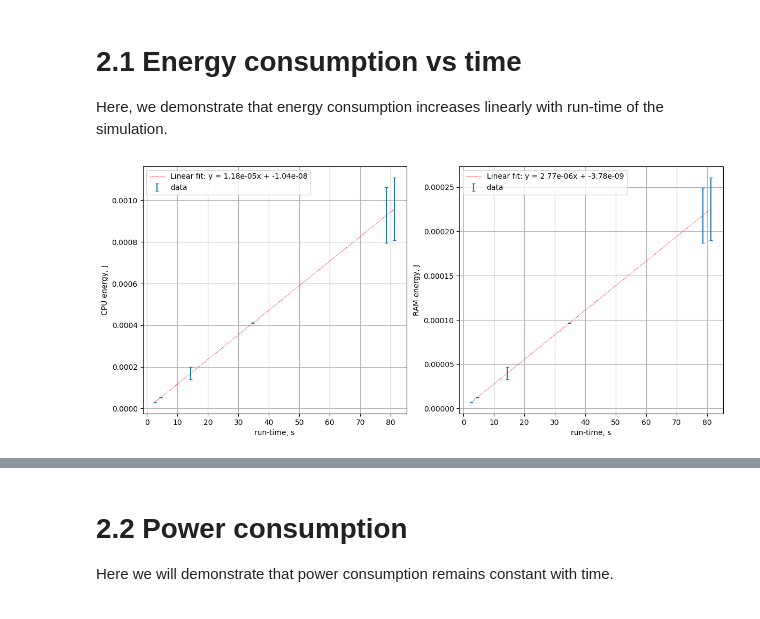
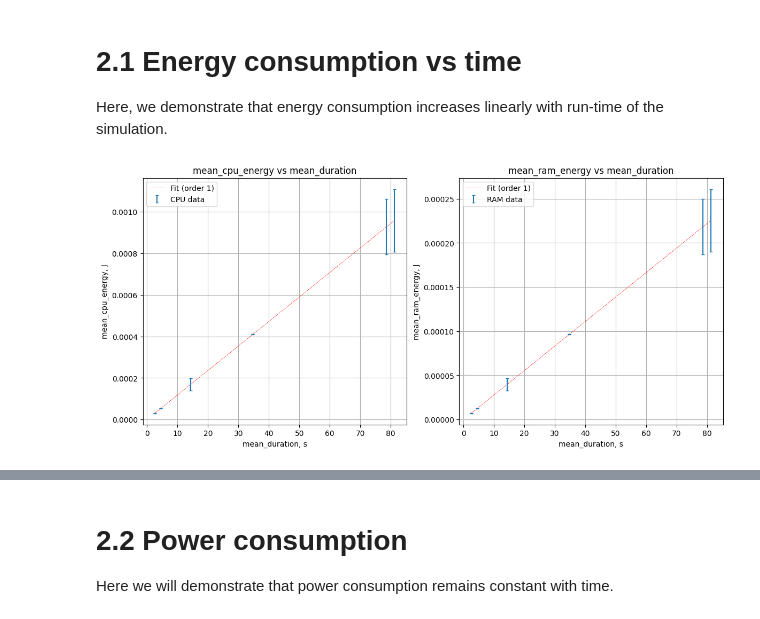
Before and after one commit to rosieschiffmann/Neutron-Transport-Simulation, a Jupyter notebook: emission_tracking.ipynb, the cells around one changed output, grey strips where cells are left out. Saved outputs shown, nothing was run; the diff lists cells and outputs as text; code cells hidden in the pictures.

Commit message:
plots for emissions and power consumption added.

```diff
--- a/emission_tracking.ipynb
+++ b/emission_tracking.ipynb
@@ -95,32 +159,9 @@ df
 # 2.1 Energy consumption vs time
 Here, we demonstrate that energy consumption increases linearly with run-time of the simulation.
 # %%
-plt.rcParams["figure.figsize"] = (14,6)
-fig, ax =  plt.subplots(1,2)
-
-#Plot CPU energy
-ax[0].errorbar(df['mean_duration'], df['mean_cpu_energy'], yerr = df['cpu_energy_err'], fmt = "none", capsize = 2, label = "data")
-
-coeffs_cpu = np.polyfit(df['mean_duration'], df['mean_cpu_energy'], deg=1)
-poly_cpu = np.poly1d(coeffs_cpu)
-x_fit = np.linspace(df['mean_duration'].min(), df['mean_duration'].max(), 100)
-ax[0].plot(x_fit, poly_cpu(x_fit), 'r--', label=f"Linear fit: y = {coeffs_cpu[0]:.2e}x + {coeffs_cpu[1]:.2e}", linewidth = 0.5)
-
-ax[0].set_xlabel('run-time, s')
-ax[0].set_ylabel('CPU energy, J')
-
-#Plot RAM energy
-ax[1].errorbar(df['mean_duration'], df['mean_ram_energy'], yerr = df['ram_energy_err'], fmt = "none", capsize = 2, label = "data")
-
-coeffs_ram = np.polyfit(df['mean_duration'], df['mean_ram_energy'], deg=1)
-poly_ram = np.poly1d(coeffs_ram)
-ax[1].plot(x_fit, poly_ram(x_fit), 'r--', label=f"Linear fit: y = {coeffs_ram[0]:.2e}x + {coeffs_ram[1]:.2e}", linewidth = 0.5)
-
-ax[1].set_xlabel('run-time, s')
-ax[1].set_ylabel('RAM energy, J')
-
-for i in range(2):
-    ax[i].grid()
-    ax[i].legend()
+CPU_vs_RAM_plotting("mean_duration", "duration_error",
+         "mean_cpu_energy", "cpu_energy_err",
+         "mean_ram_energy", "ram_energy_err",
+         True, 1)
 # %% [output]
-[figure, old version]
+[figure, new version]
```
Also changed, not shown: parts of 12 cells of this notebook.
